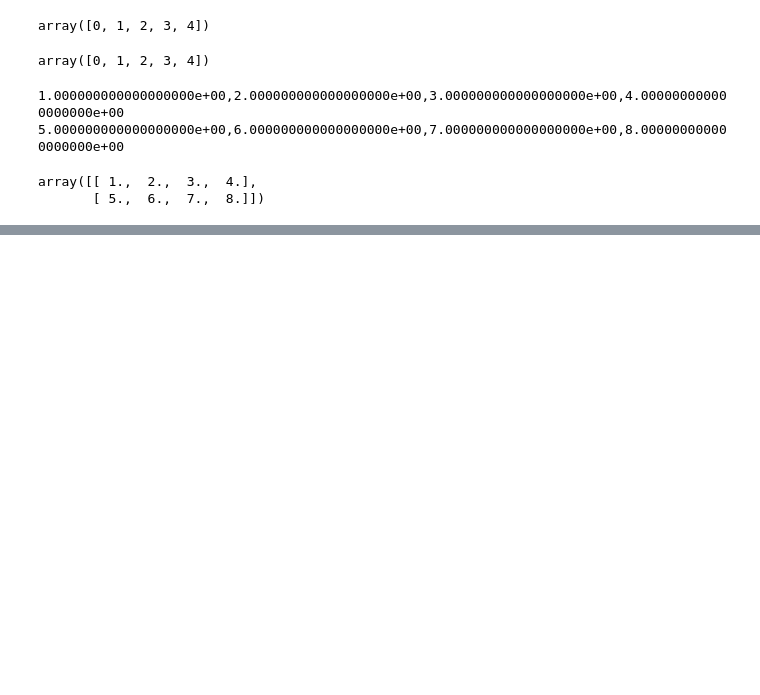
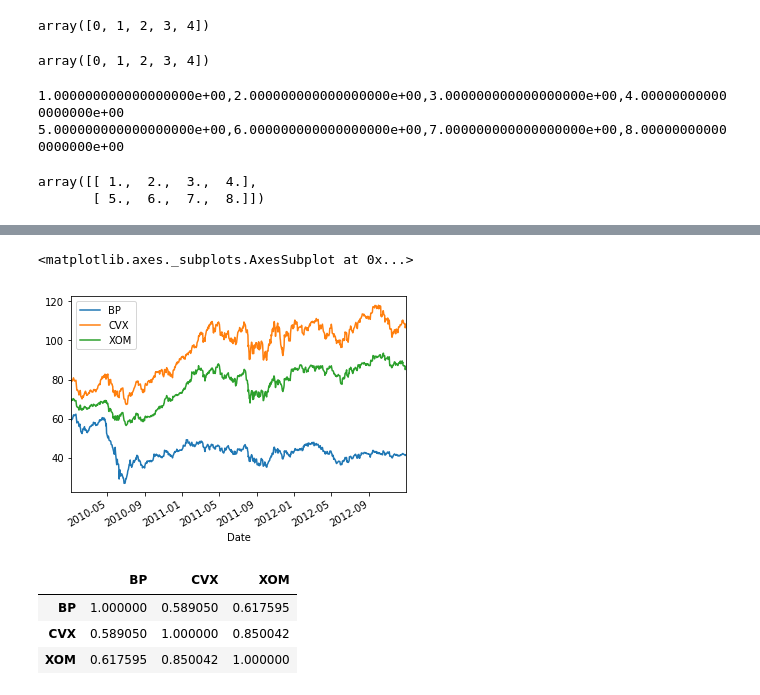
Before and after one commit to hixxxxxhi/Python-sandbox, a Jupyter notebook: notebooks/Data Analysis Basics with Python.ipynb, the cells around one changed output, grey strips where cells are left out. Cells and saved outputs as stored; diff of their text form; code cells hidden in the pictures; blank space fills up the shorter version.

```diff
--- a/notebooks/Data Analysis Basics with Python.ipynb
+++ b/notebooks/Data Analysis Basics with Python.ipynb
@@ -324,0 +1007,6 @@ array([[ 1.,  2.,  3.,  4.],
+# %%
+# 石油会社の株価情報を Web から取得する
+prices = web.get_data_google(['CVX', 'XOM', 'BP'],
+                                                      start=datetime.datetime(2010, 1, 1),
+                                                      end=datetime.datetime(2013, 1, 1))['Close']
+prices.head()
@@ -324,0 +1036,14 @@ array([[ 1.,  2.,  3.,  4.],
+# %%
+# 株価の時系列データを描画する
+prices.plot()
+# %% [output]
+<matplotlib.axes._subplots.AxesSubplot at 0x...>
+[figure, added]
+# %%
+# 各社の株価の相関を計算する
+returns.corr()
+# %% [output]
+|  | BP | CVX | XOM |
+| BP | 1.000000 | 0.589050 | 0.617595 |
+| CVX | 0.589050 | 1.000000 | 0.850042 |
+| XOM | 0.617595 | 0.850042 | 1.000000 |
```
Also changed, not shown: parts of 54 cells of this notebook, 1 other file.
